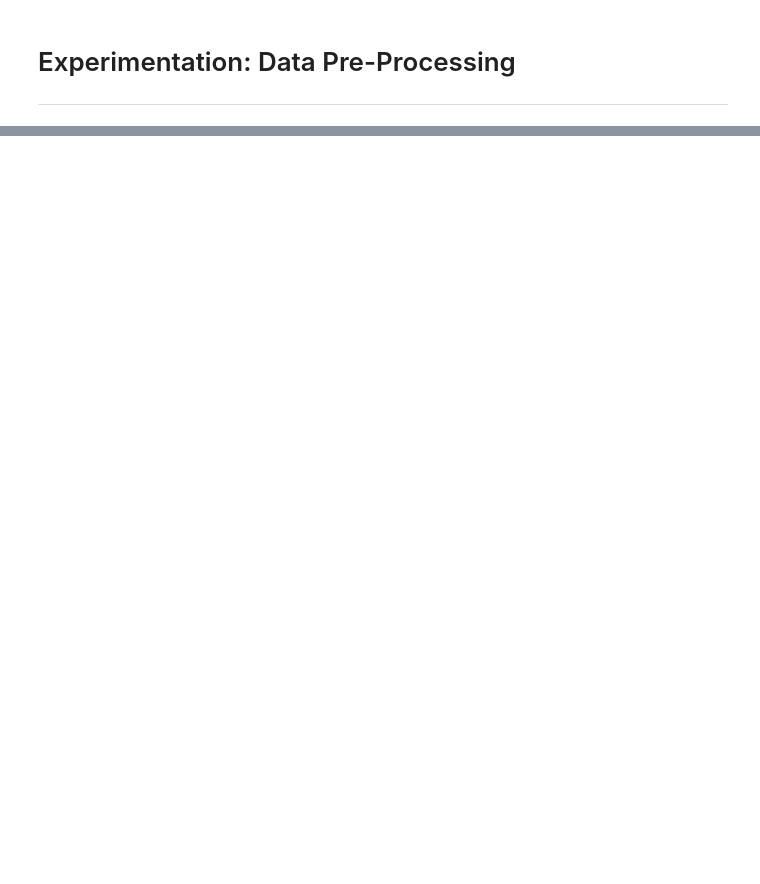
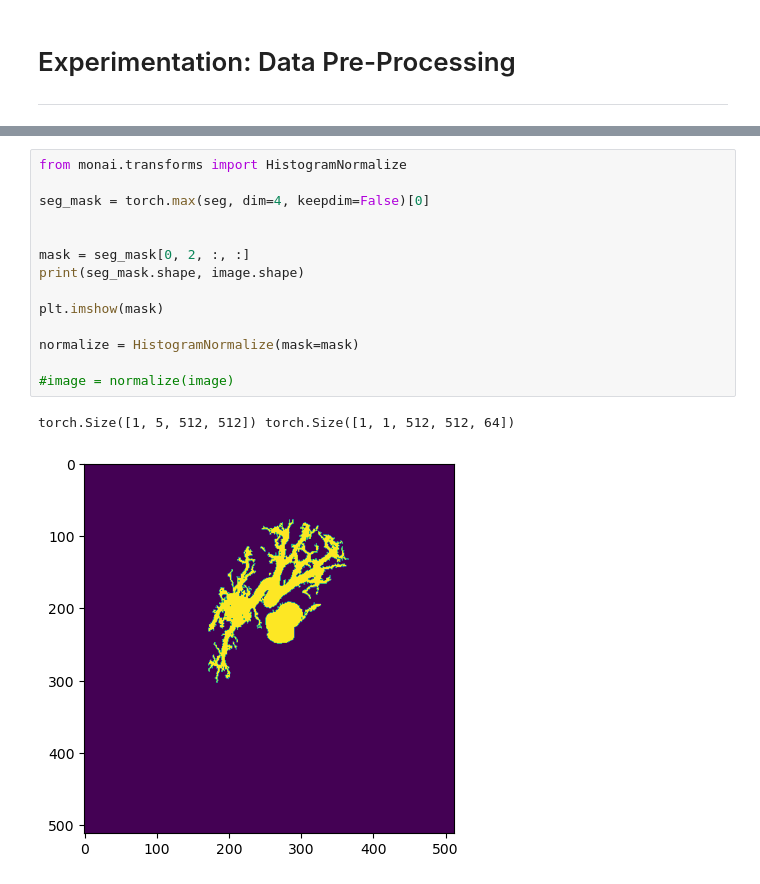
Before and after one commit to LucianoDeben/5ARIP10-ITP-T3G3, a Jupyter notebook: notebooks/preprocessing.ipynb, the cells around one changed output, grey strips where cells are left out. Drawn from its saved outputs; the diff is of its cells as text; blank space fills up the shorter version.

```diff
--- a/notebooks/preprocessing.ipynb
+++ b/notebooks/preprocessing.ipynb
@@ -41,3 +87,20 @@ print(image.shape, seg.shape)
+# %%
+from monai.transforms import HistogramNormalize
+
+seg_mask = torch.max(seg, dim=4, keepdim=False)[0]
+
+
+mask = seg_mask[0, 2, :, :]
+print(seg_mask.shape, image.shape)
+
+plt.imshow(mask)
+
+normalize = HistogramNormalize(mask=mask)
+
+#image = normalize(image)
+# %% [output]
+torch.Size([1, 5, 512, 512]) torch.Size([1, 1, 512, 512, 64])
+[figure, added]
 # %%
 slice_idx =60
 
```
Also changed, not shown: parts of 4 cells of this notebook, 12 other files.
